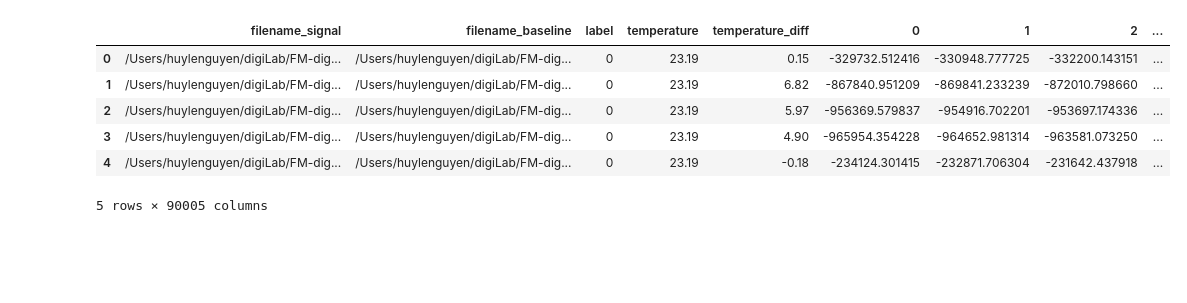
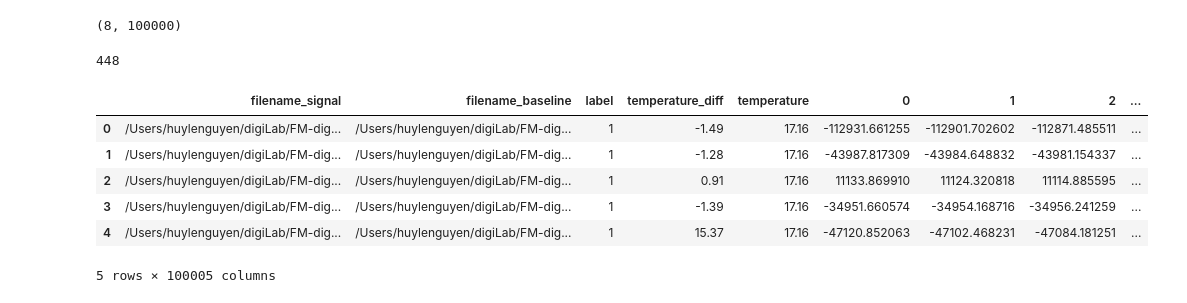
Before and after one commit to UnkindWharf/FM-digiLab-2025, a Jupyter notebook: notebooks/test.ipynb, the cells around one changed output. Saved outputs shown, nothing was run; the diff lists cells and outputs as text; code cells hidden in the pictures; blank space fills up the shorter version.

```diff
--- a/notebooks/test.ipynb
+++ b/notebooks/test.ipynb
@@ -1,18 +1,27 @@
+# %%
+import numpy as np
+
+data = np.load("/Users/huylenguyen/digiLab/FM-digiLab-2025/data/raw/pipe01/set09/clean01_1931.npy")
+data.shape
+# %% [output]
+(8, 100000)
 # %%
 import pandas as pd
 
 # load training data
-df_train = pd.read_csv("/Users/huylenguyen/digiLab/FM-digiLab-2025/data/processed/pipe02/bss.csv", index_col=0)
+df_train = pd.read_csv("/Users/huylenguyen/digiLab/FM-digiLab-2025/data/processed/pipe01/bss.csv", index_col=0)
+print(len(df_train))
 
 df_train.head()
 # %% [output]
+448
-|  | filename_signal | filename_baseline | label | temperature | temperature_diff | 0 | 1 | 2 | ... |
-| 0 | /Users/huylenguyen/digiLab/FM-dig... | /Users/huylenguyen/digiLab/FM-dig... | 0 | 23.19 | 0.15 | -329732.512416 | -330948.777725 | -332200.143151 | ... |
-| 1 | /Users/huylenguyen/digiLab/FM-dig... | /Users/huylenguyen/digiLab/FM-dig... | 0 | 23.19 | 6.82 | -867840.951209 | -869841.233239 | -872010.798660 | ... |
-| 2 | /Users/huylenguyen/digiLab/FM-dig... | /Users/huylenguyen/digiLab/FM-dig... | 0 | 23.19 | 5.97 | -956369.579837 | -954916.702201 | -953697.174336 | ... |
-| 3 | /Users/huylenguyen/digiLab/FM-dig... | /Users/huylenguyen/digiLab/FM-dig... | 0 | 23.19 | 4.90 | -965954.354228 | -964652.981314 | -963581.073250 | ... |
-| 4 | /Users/huylenguyen/digiLab/FM-dig... | /Users/huylenguyen/digiLab/FM-dig... | 0 | 23.19 | -0.18 | -234124.301415 | -232871.706304 | -231642.437918 | ... |
+|  | filename_signal | filename_baseline | label | temperature_diff | temperature | 0 | 1 | 2 | ... |
+| 0 | /Users/huylenguyen/digiLab/FM-dig... | /Users/huylenguyen/digiLab/FM-dig... | 1 | -1.49 | 17.16 | -112931.661255 | -112901.702602 | -112871.485511 | ... |
+| 1 | /Users/huylenguyen/digiLab/FM-dig... | /Users/huylenguyen/digiLab/FM-dig... | 1 | -1.28 | 17.16 | -43987.817309 | -43984.648832 | -43981.154337 | ... |
+| 2 | /Users/huylenguyen/digiLab/FM-dig... | /Users/huylenguyen/digiLab/FM-dig... | 1 | 0.91 | 17.16 | 11133.869910 | 11124.320818 | 11114.885595 | ... |
+| 3 | /Users/huylenguyen/digiLab/FM-dig... | /Users/huylenguyen/digiLab/FM-dig... | 1 | -1.39 | 17.16 | -34951.660574 | -34954.168716 | -34956.241259 | ... |
+| 4 | /Users/huylenguyen/digiLab/FM-dig... | /Users/huylenguyen/digiLab/FM-dig... | 1 | 15.37 | 17.16 | -47120.852063 | -47102.468231 | -47084.181251 | ... |
-5 rows × 90005 columns
+5 rows × 100005 columns
 # %%
 import numpy as np
 from fm_processor import load_model, load_svd
```
Also changed, not shown: parts of 4 cells of this notebook, 1 other file.
